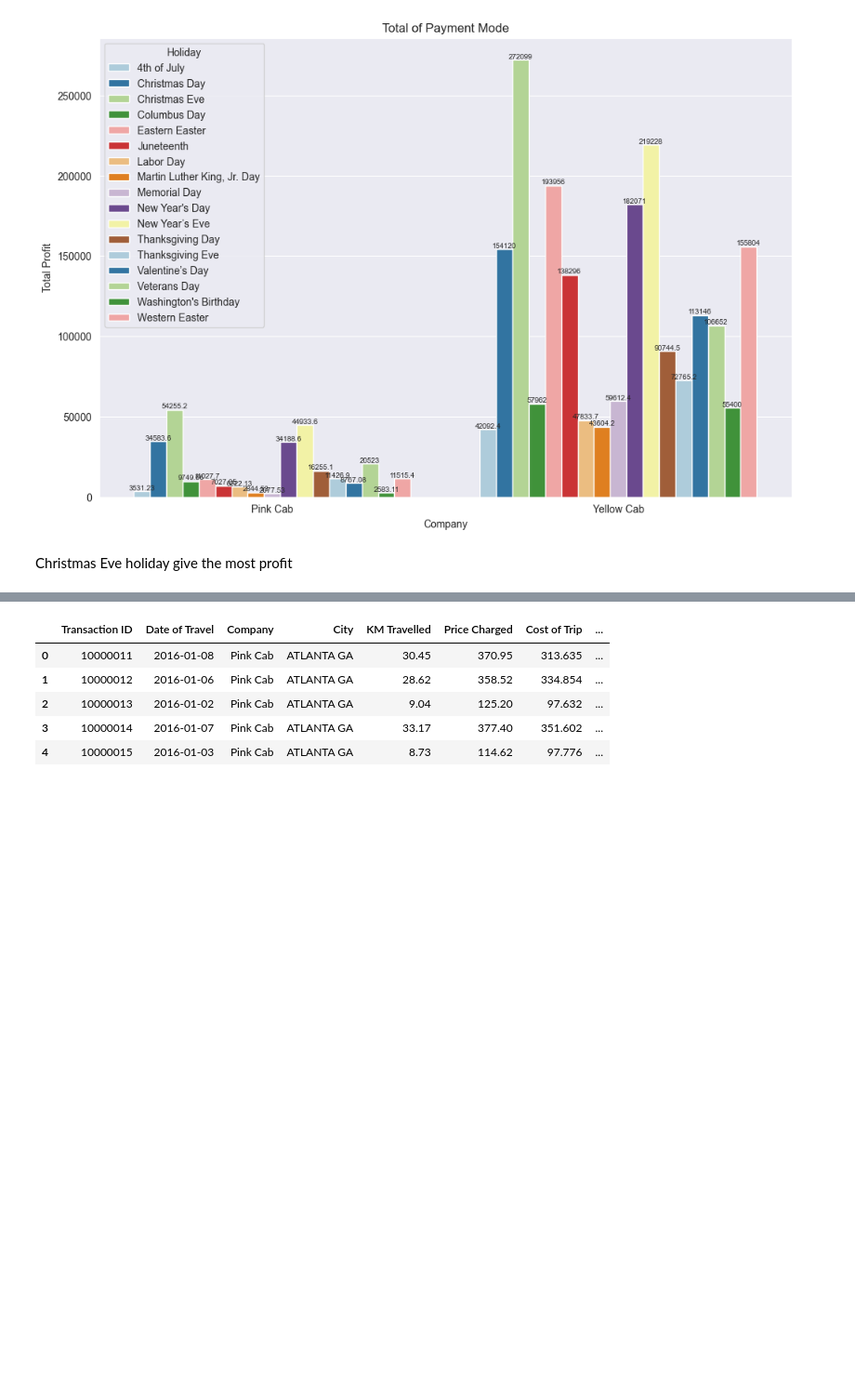
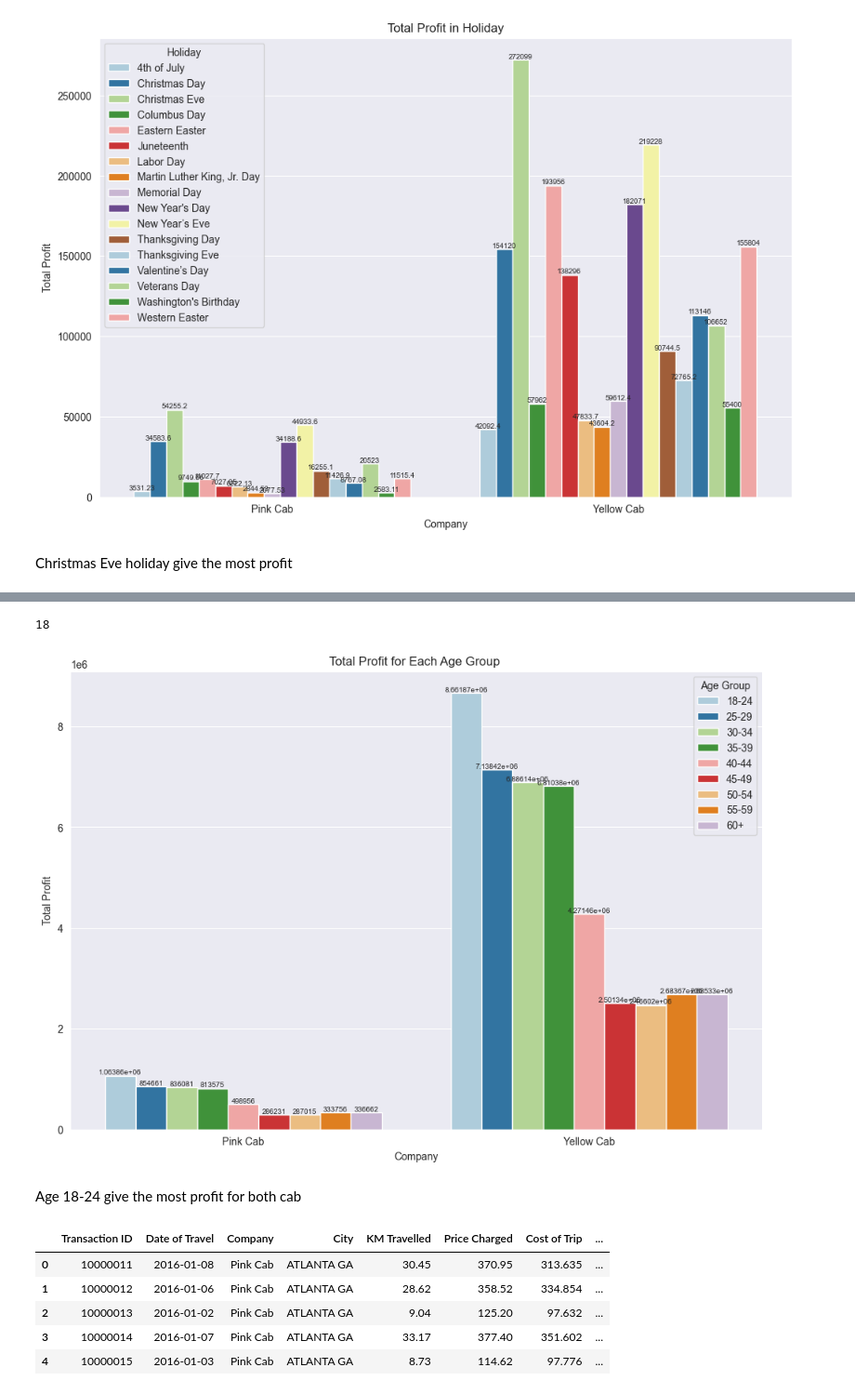
Before and after one commit to MuhammadNurilHuda/G2M-Cab-Investment, a Jupyter notebook: Data Preparation.ipynb, the cells around one changed output, grey strips where cells are left out. Shown at 93% size. Cells and saved outputs as stored; diff of their text form; code cells hidden in the pictures; blank space fills up the shorter version.

Commit message:
Complete profit analysis

```diff
--- a/Data Preparation.ipynb
+++ b/Data Preparation.ipynb
@@ -744,3 +744,6 @@ plt.show()
 [figure]
 # %% [markdown]
 Christmas Eve holiday give the most profit
+# %%
+df_grouped = df_used.groupby(['Company', 'Age Group']).agg({'Profit':'sum'}).reset_index()
+df_grouped.head()
@@ -747,3 +757,19 @@ Christmas Eve holiday give the most profit
+# %%
+len(df_grouped)
+# %% [output]
+18
+# %%
+ax = sns.barplot(data=df_grouped, x='Company', y='Profit', hue='Age Group', palette='Paired')
+plt.title('Total Profit for Each Age Group ')
+plt.xlabel('Company')
+plt.ylabel('Total Profit')
+for i in range(int(len(df_grouped)/2)):
+    ax.bar_label(ax.containers[i-1], fontsize=7)
+plt.show()
+# %% [output]
+[figure, added]
+# %% [markdown]
+Age 18-24 give the most profit for both cab
 # %%
 '''
 Profit vs company
```
Also changed, not shown: parts of 2 cells of this notebook.
